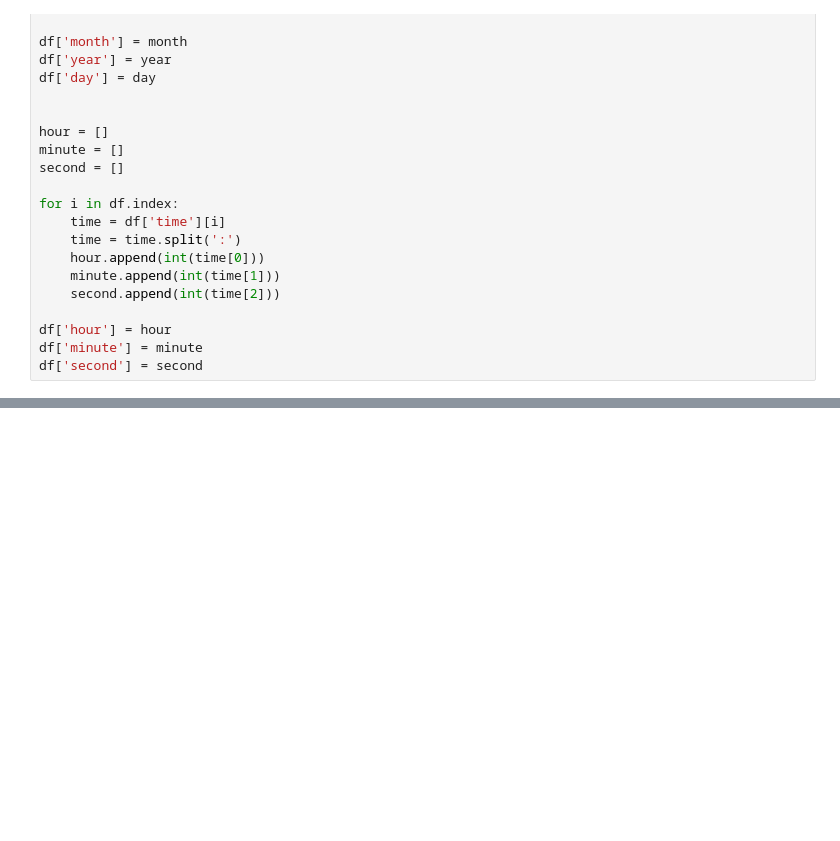
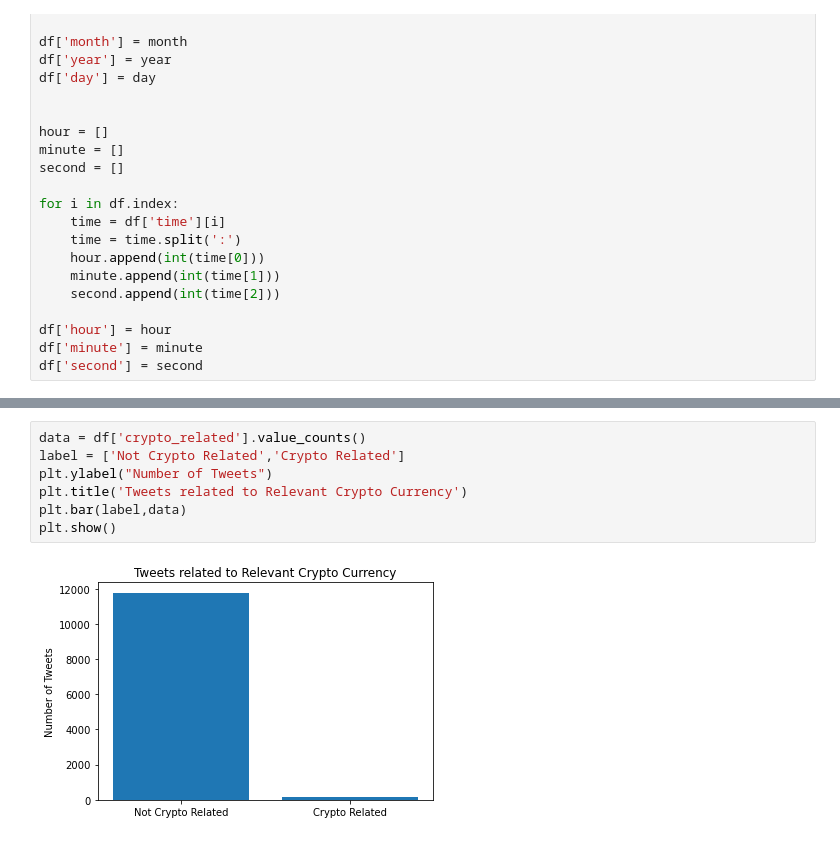
Before and after one commit to GageGoodwin/The-Impact-of-Twitter-on-Cryptocurrency, a Jupyter notebook: notebooks/Elon_Tweet_Archive_EDA.ipynb, the cells around one changed output, grey strips where cells are left out. Saved outputs shown, nothing was run; the diff lists cells and outputs as text; blank space fills up the shorter version.

```diff
--- a/notebooks/Elon_Tweet_Archive_EDA.ipynb
+++ b/notebooks/Elon_Tweet_Archive_EDA.ipynb
@@ -84,0 +109,9 @@ df
+# %%
+data = df['crypto_related'].value_counts()
+label = ['Not Crypto Related','Crypto Related']
+plt.ylabel("Number of Tweets")
+plt.title('Tweets related to Relevant Crypto Currency')
+plt.bar(label,data)
+plt.show()
+# %% [output]
+[figure, added]
```
Also changed, not shown: parts of 7 cells of this notebook.
